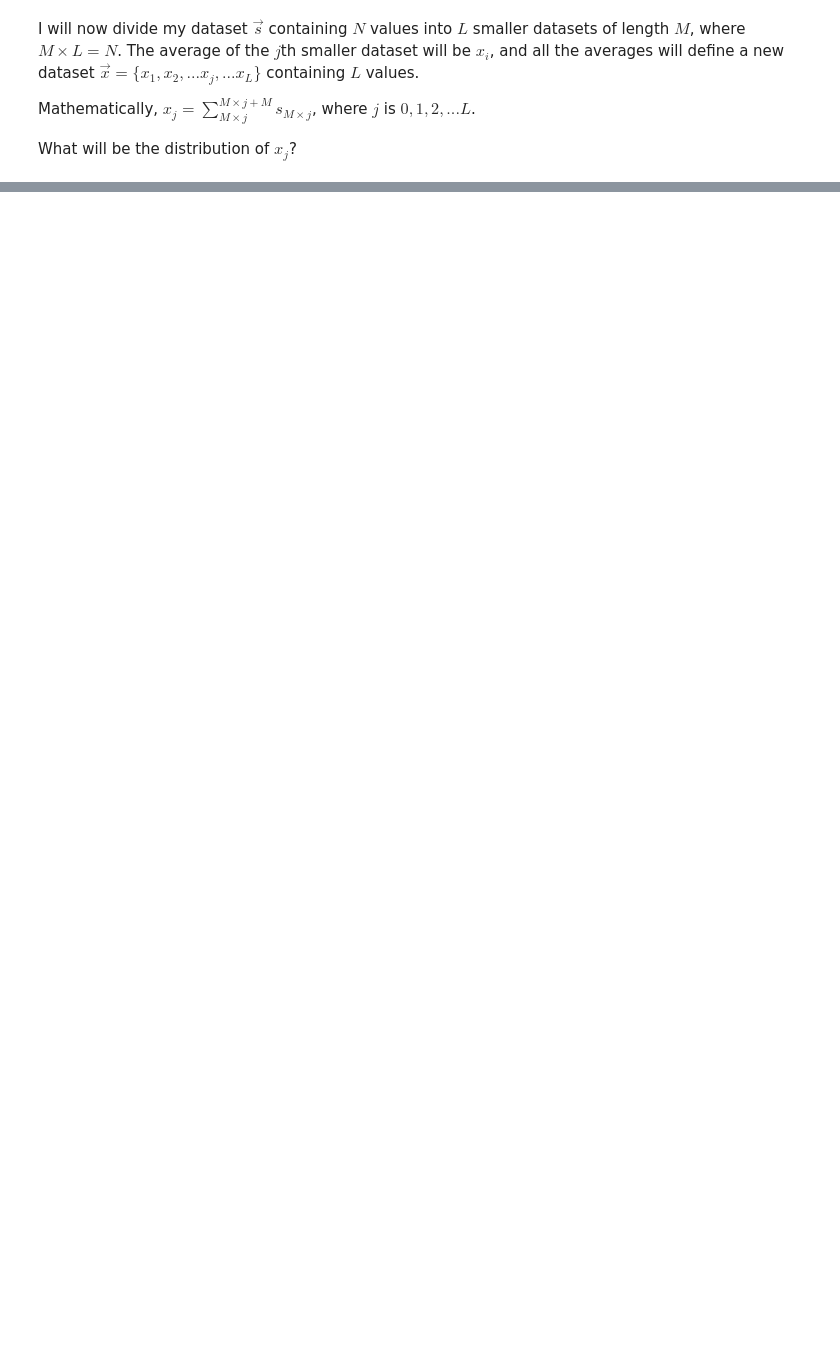
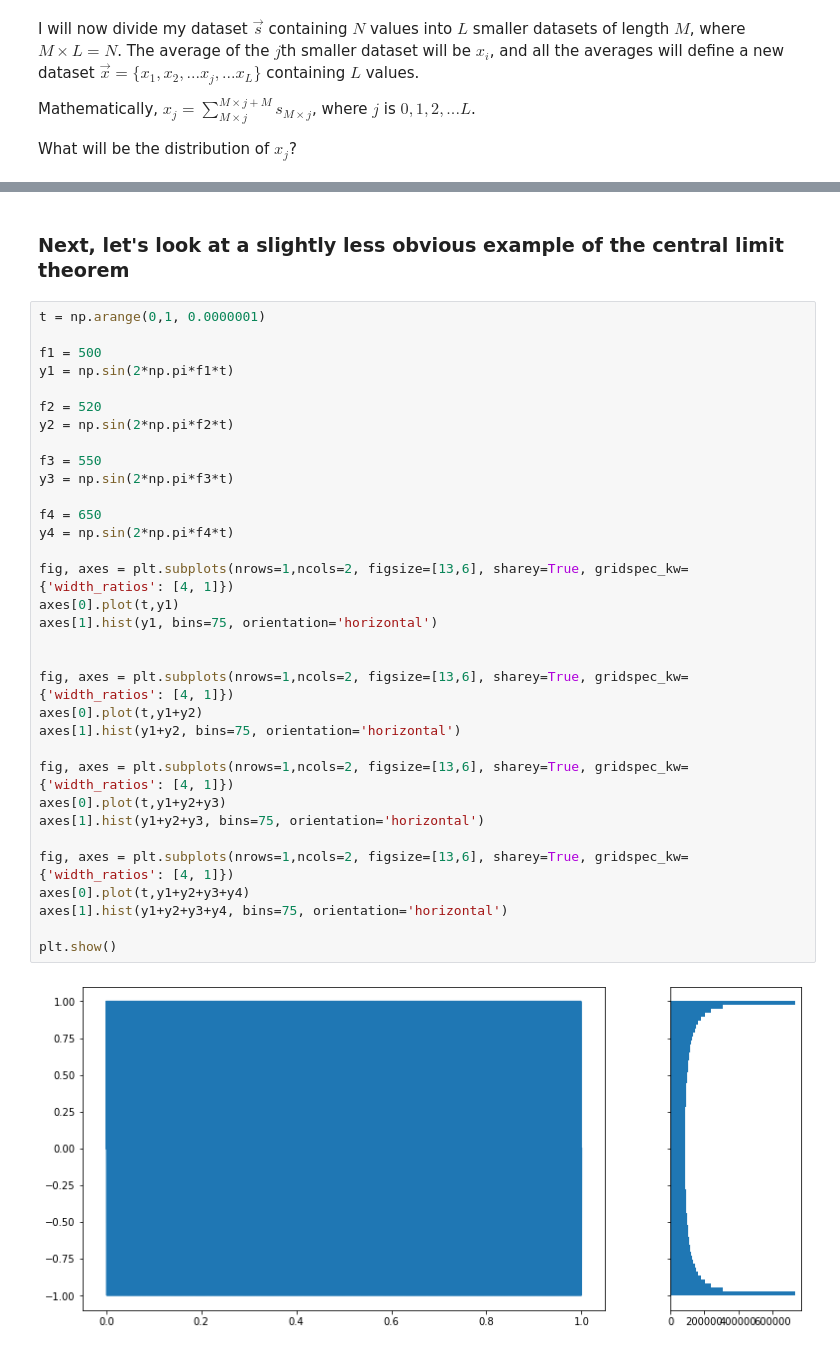
Before and after one commit to josiahsinclair/SimpleExampleCentralLimitTheorem, a Jupyter notebook: CentralLimitTheorem.ipynb, the cells around one changed output, grey strips where cells are left out. Saved outputs shown, nothing was run; the diff lists cells and outputs as text; blank space fills up the shorter version.

Commit message:
Added an example with periodic functions

```diff
--- a/CentralLimitTheorem.ipynb
+++ b/CentralLimitTheorem.ipynb
@@ -60,0 +65,37 @@ Despite the fact that $x_i$ was produced by averaging independent variables $s_i
+# %% [markdown]
+### Next, let's look at a slightly less obvious example of the central limit theorem
+# %%
+t = np.arange(0,1, 0.0000001)
+
+f1 = 500
+y1 = np.sin(2*np.pi*f1*t)
+
+f2 = 520
+y2 = np.sin(2*np.pi*f2*t)
+
+f3 = 550
+y3 = np.sin(2*np.pi*f3*t)
+
+f4 = 650
+y4 = np.sin(2*np.pi*f4*t)
+
+fig, axes = plt.subplots(nrows=1,ncols=2, figsize=[13,6], sharey=True, gridspec_kw={'width_ratios': [4, 1]})
+axes[0].plot(t,y1)
+axes[1].hist(y1, bins=75, orientation='horizontal')
+
+
+fig, axes = plt.subplots(nrows=1,ncols=2, figsize=[13,6], sharey=True, gridspec_kw={'width_ratios': [4, 1]})
+axes[0].plot(t,y1+y2)
+axes[1].hist(y1+y2, bins=75, orientation='horizontal')
+
+fig, axes = plt.subplots(nrows=1,ncols=2, figsize=[13,6], sharey=True, gridspec_kw={'width_ratios': [4, 1]})
+axes[0].plot(t,y1+y2+y3)
+axes[1].hist(y1+y2+y3, bins=75, orientation='horizontal')
+
+fig, axes = plt.subplots(nrows=1,ncols=2, figsize=[13,6], sharey=True, gridspec_kw={'width_ratios': [4, 1]})
+axes[0].plot(t,y1+y2+y3+y4)
+axes[1].hist(y1+y2+y3+y4, bins=75, orientation='horizontal')
+
+plt.show()
+# %% [output]
+[figure, added]
```
Also changed, not shown: parts of 17 cells of this notebook.
